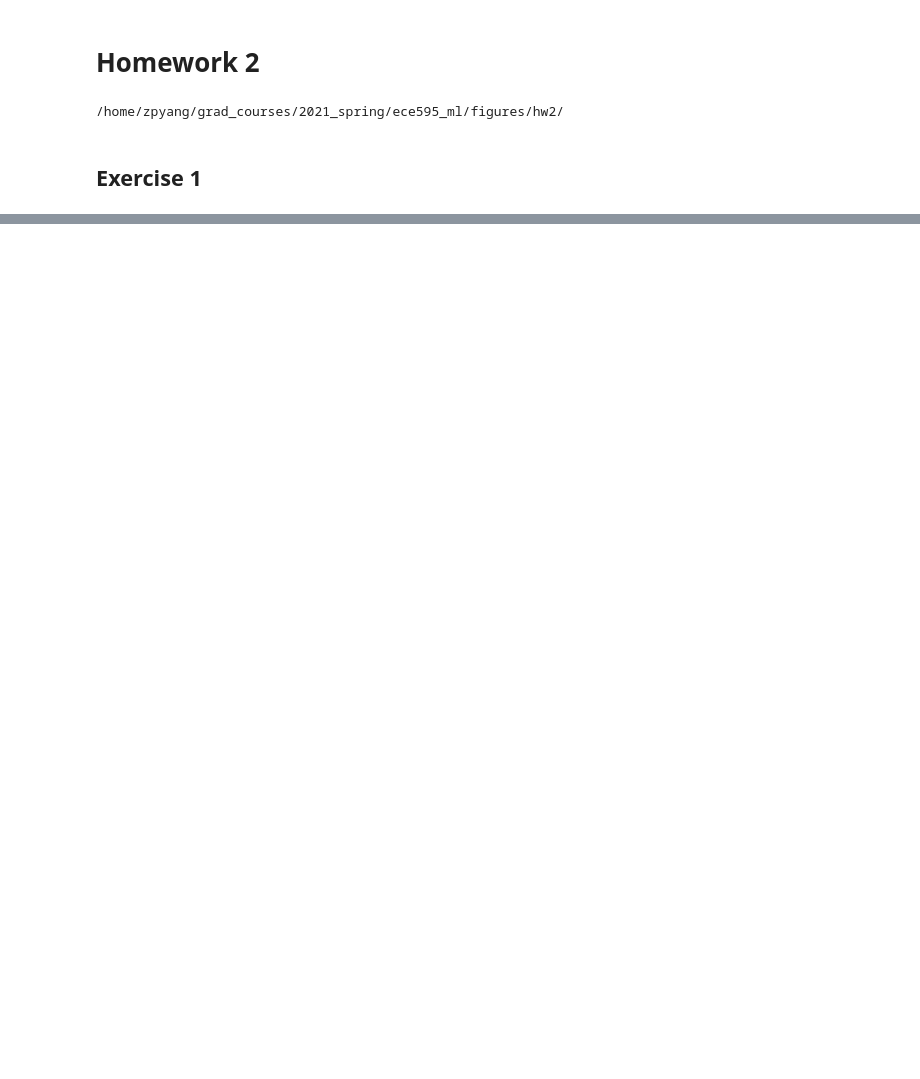
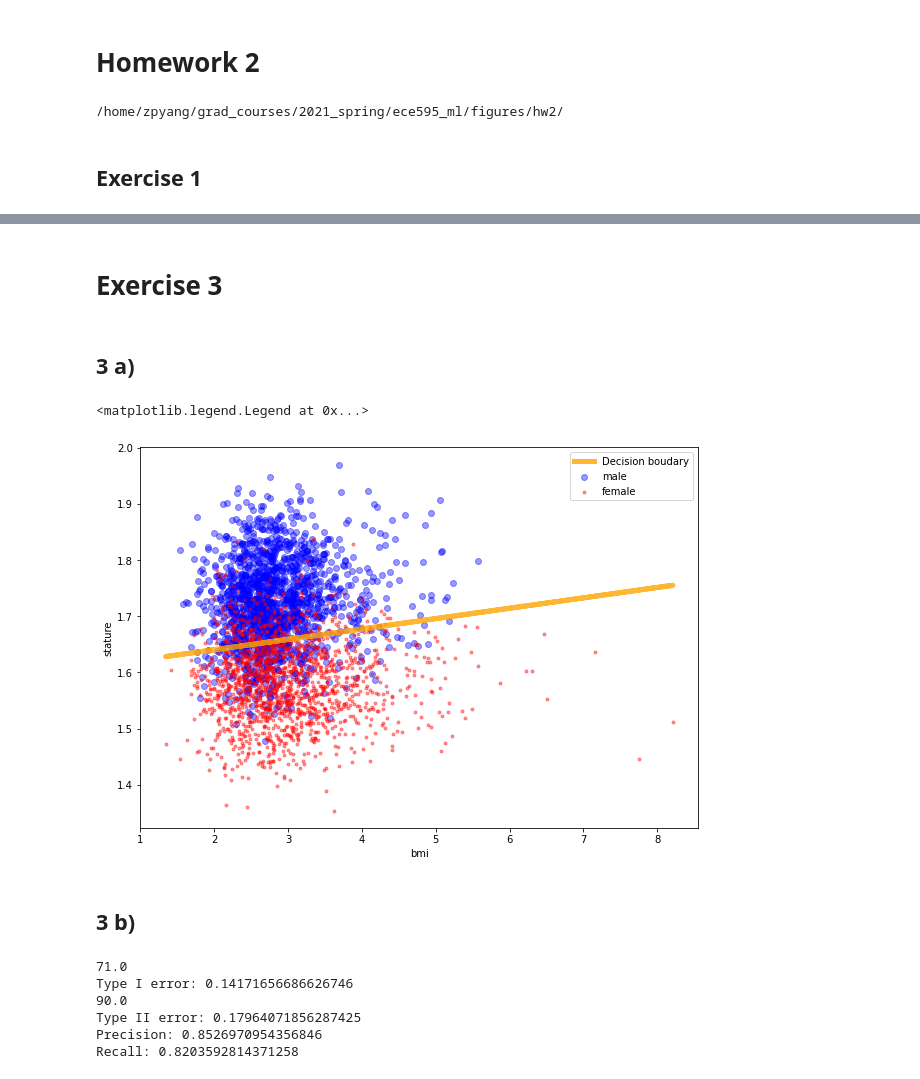
Before and after one commit to zp-yang/grad_courses, a Jupyter notebook: 2021_spring/ece595_ml/hw2.ipynb, the cells around one changed output, grey strips where cells are left out. Drawn from its saved outputs; the diff is of its cells as text; code cells hidden in the pictures; blank space fills up the shorter version.

```diff
--- a/2021_spring/ece595_ml/hw2.ipynb
+++ b/2021_spring/ece595_ml/hw2.ipynb
@@ -41,0 +131,79 @@ array([2.82, 2.22, 2.71, 2.81, 2.55, 2.3 , 3.56, 3.11, 2.46, 4.3 ])
+# %% [markdown]
+# Exercise 3
+# %% [markdown]
+## 3 a)
+# %%
+plt.figure(figsize=(10,7))
+# plt.axis('equal')
+plt.scatter(m_bmi.values, m_stature.values, color='blue', label='male',marker='o', alpha=0.4)
+plt.scatter(f_bmi.values, f_stature.values, color='red', label='female', marker='.',alpha=0.4)
+plt.xlabel('bmi')
+plt.ylabel('stature')
+x1 = np.hstack([m_bmi.values, f_bmi.values])
+x2 = (-theta[0]-theta[1]*x1)/theta[2]
+plt.plot(x1,x2, linewidth='5', color='orange', label='Decision boudary', alpha=0.8)
+plt.legend()
+# %% [output]
+<matplotlib.legend.Legend at 0x...>
+[figure, added]
+# %% [markdown]
+## 3 b)
+# %%
+data_path = str(Path().absolute())+'/hw2/data/'
+
+male_test_data = pd.read_csv(data_path+'male_test_data.csv')
+female_test_data = pd.read_csv(data_path+'female_test_data.csv')
+m_bmi_t = male_test_data['male_bmi']*0.1
+m_stature_t = male_test_data['male_stature_mm']*0.001
+f_bmi_t = female_test_data['female_bmi']*0.1
+f_stature_t = female_test_data['female_stature_mm']*0.001
+
+N_male_t = m_bmi_t.values.shape[0]
+N_female_t = f_bmi_t.values.shape[0]
+N_t = N_male_t + N_female_t
+
+X_test_male = np.block([
+    [np.ones(N_male_t)],
+    [m_bmi_t.values],
+    [m_stature_t.values],
+]).T
+
+X_test_female = np.block([
+    [np.ones(N_female_t)],
+    [f_bmi_t.values],
+    [f_stature_t.values],
+]).T
+
+label_true_m = np.ones(N_male_t)
+label_true_f = -np.ones(N_female_t)
+
+label_f = np.sign(X_test_female @ theta)
+label_m = np.sign(X_test_male @ theta)
+
+
+# 3 b) i)
+N_false_male = sum(label_f-label_true_f)/2
+print(N_false_male)
+type1_err_male = N_false_male/N_female_t
+print('Type I error:',type1_err_male)
+
+# 3 b) ii)
+N_false_female = -sum(label_m - label_true_m)/2
+print(N_false_female)
+type2_err_male = N_false_female/N_male_t
+print('Type II error:',type2_err_male)
+
+# 3 b) iii)
+N_model_male = N_false_male + N_male_t - N_false_female
+precision = (N_male_t - N_false_female)/N_model_male
+print('Precision:',precision)
+
+recall = (N_male_t-N_false_female)/N_male_t
+print('Recall:', recall)
+# %% [output]
+71.0
+Type I error: 0.14171656686626746
+90.0
+Type II error: 0.17964071856287425
+Precision: 0.8526970954356846
+Recall: 0.8203592814371258
```
Also changed, not shown: parts of 22 cells of this notebook, 11 other files.
